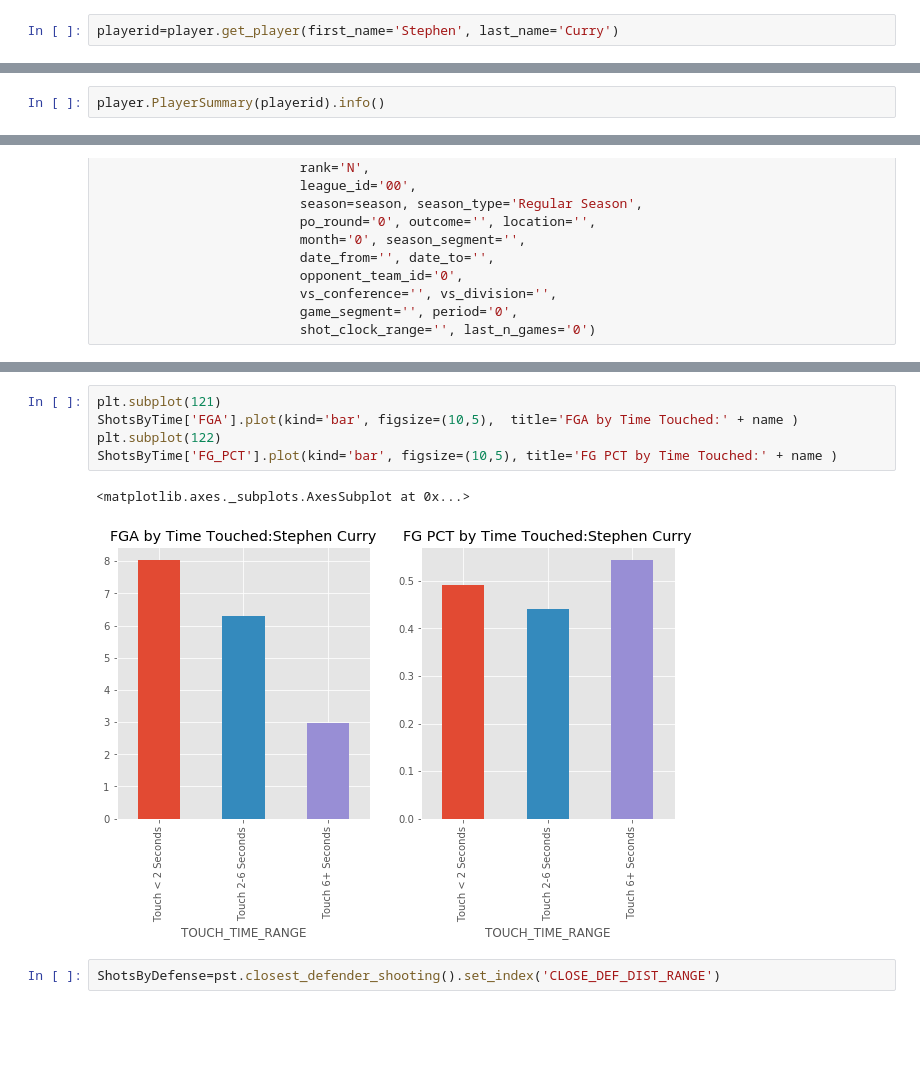
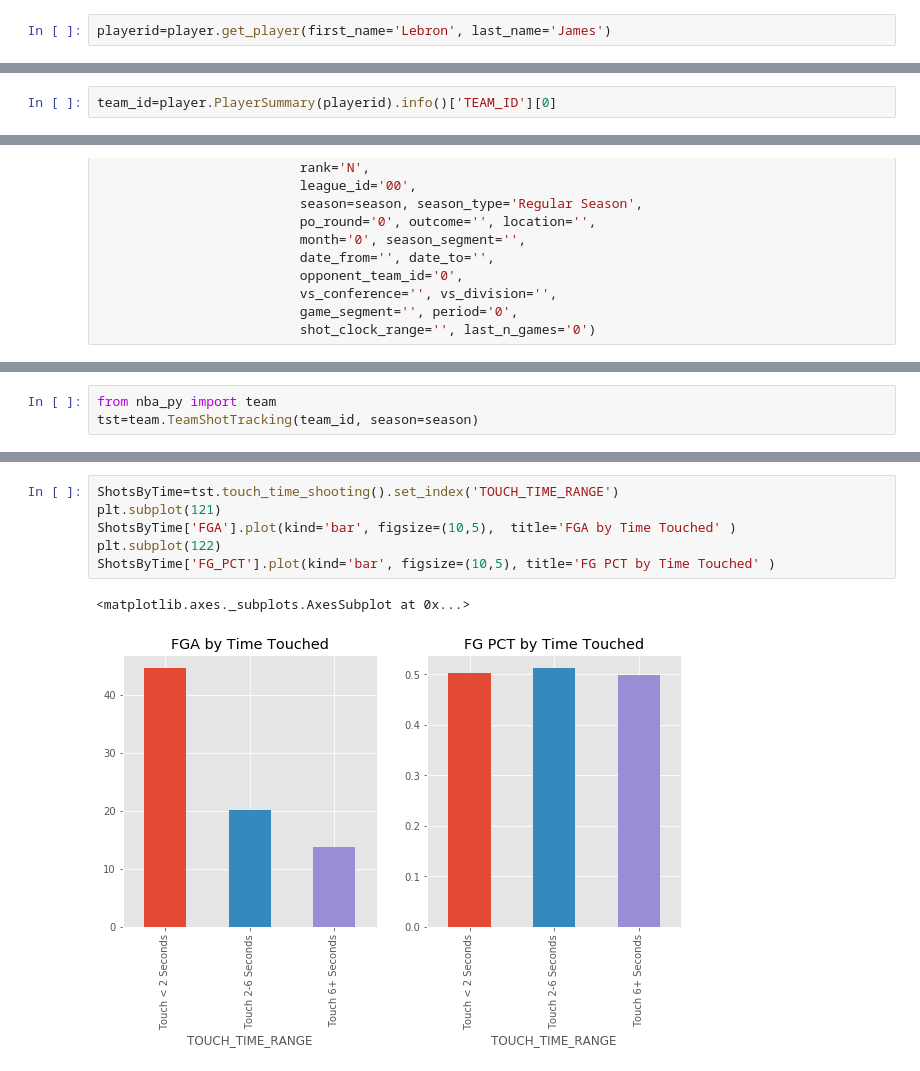
Before and after one commit to burkett88/nbastats, a Jupyter notebook: ShootingStats.ipynb, the cells around one changed output, grey strips where cells are left out. Drawn from its saved outputs; the diff is of its cells as text; blank space fills up the shorter version.

```diff
--- a/ShootingStats.ipynb
+++ b/ShootingStats.ipynb
@@ -11,2 +18,2 @@ from nba_py import player
 # %%
-playerid=player.get_player(first_name='Stephen', last_name='Curry')
+playerid=player.get_player(first_name='Lebron', last_name='James')
@@ -17,2 +30,2 @@ name=player.PlayerSummary(playerid).info()['DISPLAY_FIRST_LAST'][0]
 # %%
-player.PlayerSummary(playerid).info()
+team_id=player.PlayerSummary(playerid).info()['TEAM_ID'][0]
@@ -46,0 +53,3 @@ shotsByType=pst.general_shooting().set_index('SHOT_TYPE')
+# %%
+from nba_py import team
+tst=team.TeamShotTracking(team_id, season=season)
@@ -68,13 +91,12 @@ name[0]
 # %%
+ShotsByTime=tst.touch_time_shooting().set_index('TOUCH_TIME_RANGE')
 plt.subplot(121)
-ShotsByTime['FGA'].plot(kind='bar', figsize=(10,5),  title='FGA by Time Touched:' + name )
+ShotsByTime['FGA'].plot(kind='bar', figsize=(10,5),  title='FGA by Time Touched' )
 plt.subplot(122)
-ShotsByTime['FG_PCT'].plot(kind='bar', figsize=(10,5), title='FG PCT by Time Touched:' + name )
+ShotsByTime['FG_PCT'].plot(kind='bar', figsize=(10,5), title='FG PCT by Time Touched' )
 # %% [output]
 <matplotlib.axes._subplots.AxesSubplot at 0x...>
-[figure, old version]
+[figure, new version]
-# %%
-ShotsByDefense=pst.closest_defender_shooting().set_index('CLOSE_DEF_DIST_RANGE')
 # %%
 plt.subplot(121)
 ShotsByDefense['FGA'].plot(kind='bar', figsize=(10,5),  title='FGA by Defender Dist:' + name )
```
Also changed, not shown: parts of 25 cells of this notebook.
